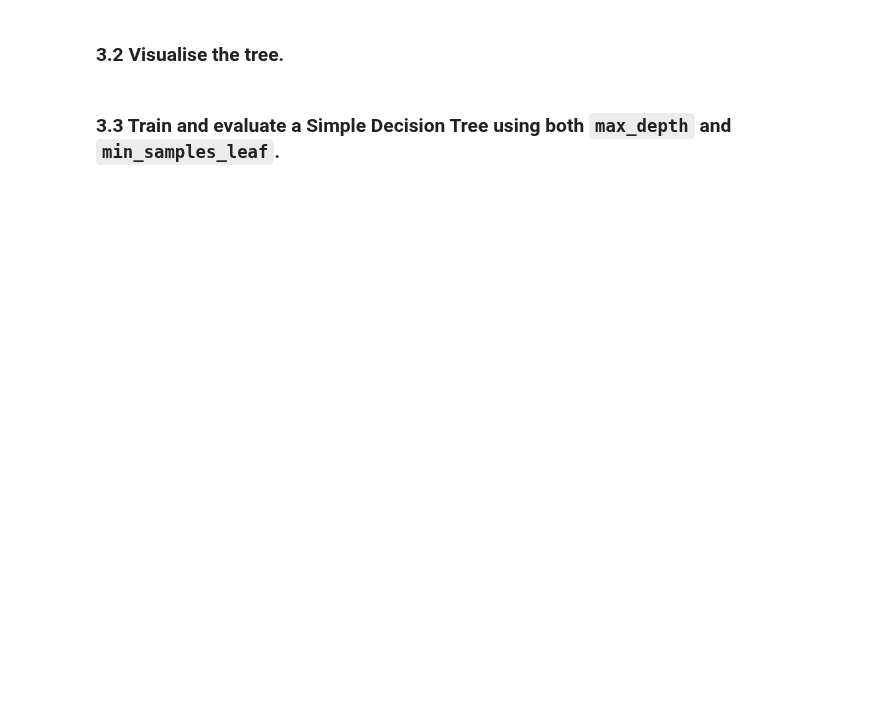
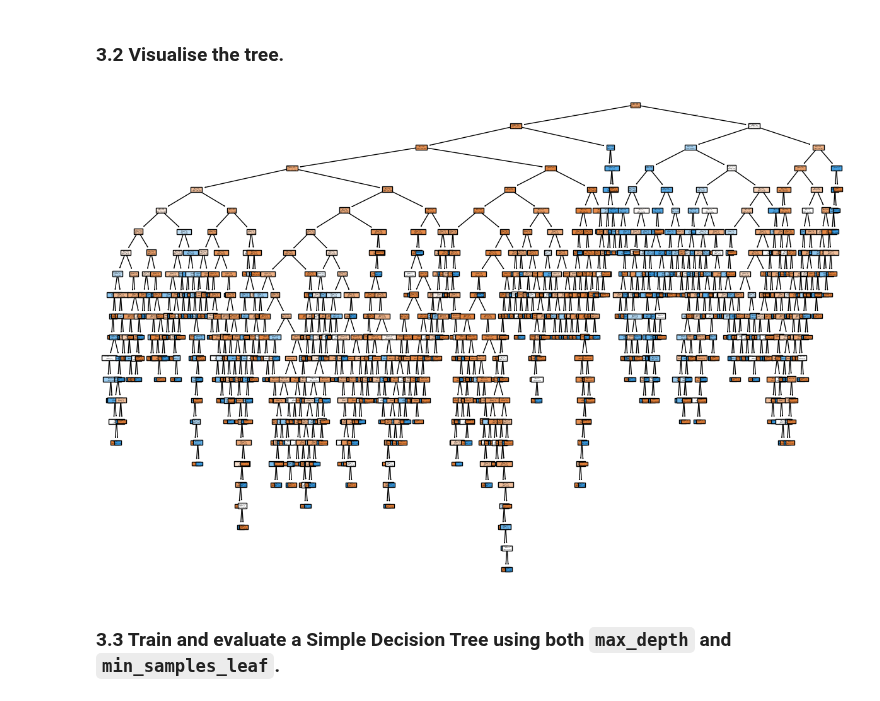
Before and after one commit to sheldonkemper/portfolio, a Jupyter notebook: Activity_DecisionTreesClassification.ipynb, the cells around one changed output. Saved outputs shown, nothing was run; the diff lists cells and outputs as text; code cells hidden in the pictures; blank space fills up the shorter version.

```diff
--- a/Activity_DecisionTreesClassification.ipynb
+++ b/Activity_DecisionTreesClassification.ipynb
@@ -66,3 +212,15 @@ df = pd.read_csv("https://raw.githubusercontent.com/fourthrevlxd/cam_dsb/main/C2
 ### 2.1 Handle missing values, odd characters, and split the data. Apply any other transformations that you might consider necessary (e.g. OHE, Scaling, Imputation).
 
 * Remember the effects of applying any transformations pre/post splitting.
+# %%
+from sklearn.model_selection import train_test_split
+from sklearn.preprocessing import OneHotEncoder
+
+# Defining feature matrix and target vector
+X = df.drop(columns=['Exited'])
+y = df['Exited']
+
+# Splitting the data into training and testing sets
+X_train, X_test, y_train, y_test = train_test_split(X, y, test_size=0.2, random_state=42)
+
+print(X_train.head())  # Show the first few rows of training data
@@ -71,3 +243,20 @@ df = pd.read_csv("https://raw.githubusercontent.com/fourthrevlxd/cam_dsb/main/C2
 ### 3.1 Train and evaluate a Simple Decision Tree using either Gini or Entropy.
 
 * Remember to consider metrics based on whether the dataset is imbalanced or not.
+# %%
+from sklearn.tree import DecisionTreeClassifier
+from sklearn.metrics import classification_report, confusion_matrix
+import matplotlib.pyplot as plt
+from sklearn import tree
+
+# Train the decision tree model
+dt_model = DecisionTreeClassifier(criterion='gini', random_state=42)
+dt_model.fit(X_train, y_train)
+
+# Make predictions
+y_pred = dt_model.predict(X_test)
+
+# Evaluate the model
+print("Decision Tree using Gini")
+print(confusion_matrix(y_test, y_pred))
+print(classification_report(y_test, y_pred))
@@ -74,4 +275,11 @@ df = pd.read_csv("https://raw.githubusercontent.com/fourthrevlxd/cam_dsb/main/C2
 # %% [markdown]
 ### 3.2 Visualise the tree.
+# %%
+# Visualize the tree
+plt.figure(figsize=(15,10))
+tree.plot_tree(dt_model, filled=True, feature_names=X_train.columns, class_names=['Not Exited', 'Exited'])
+plt.show()
+# %% [output]
+[figure, added]
 # %% [markdown]
 ### 3.3 Train and evaluate a Simple Decision Tree using both `max_depth` and `min_samples_leaf`.
```
Also changed, not shown: parts of 14 cells of this notebook.
